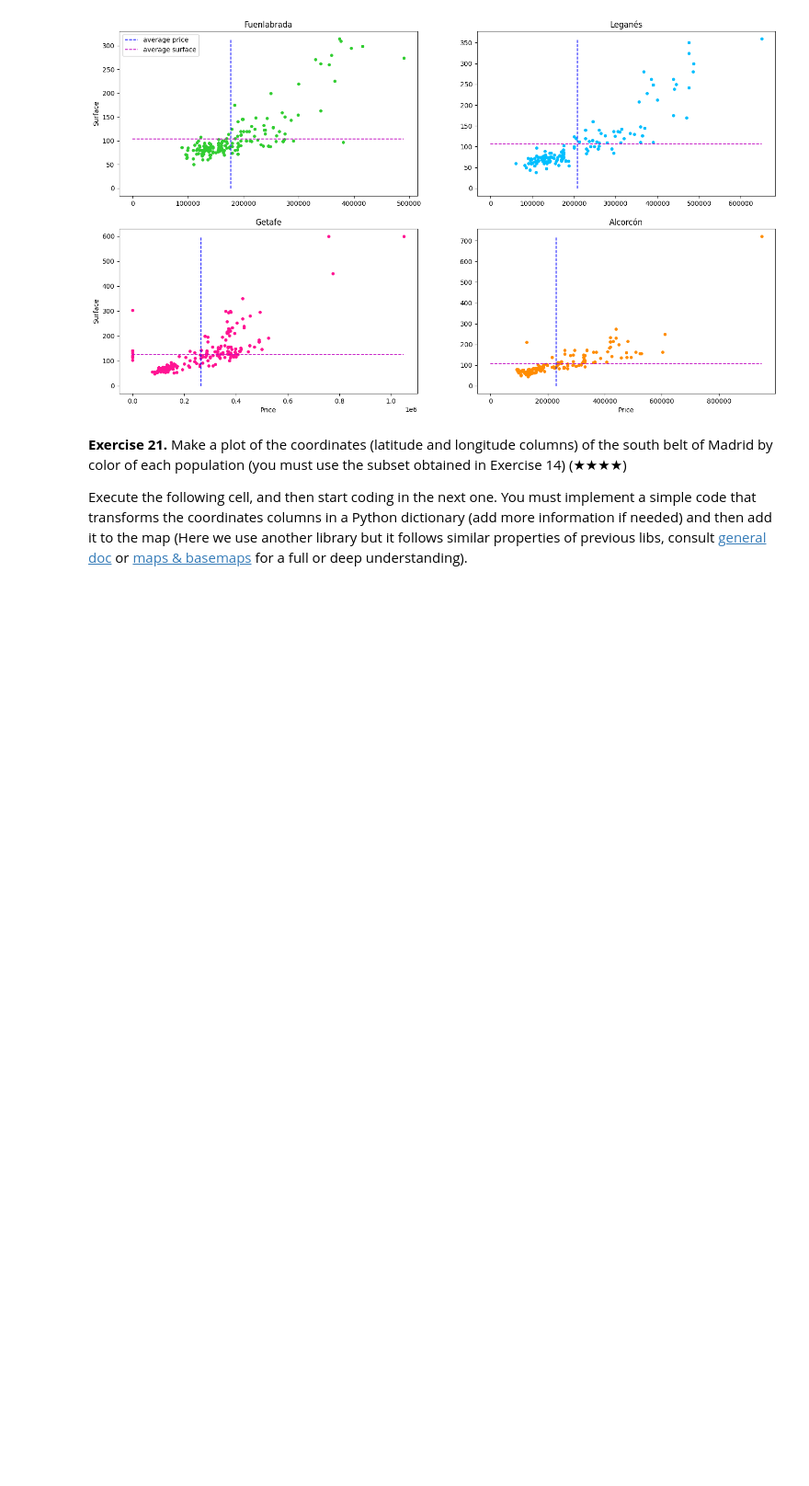
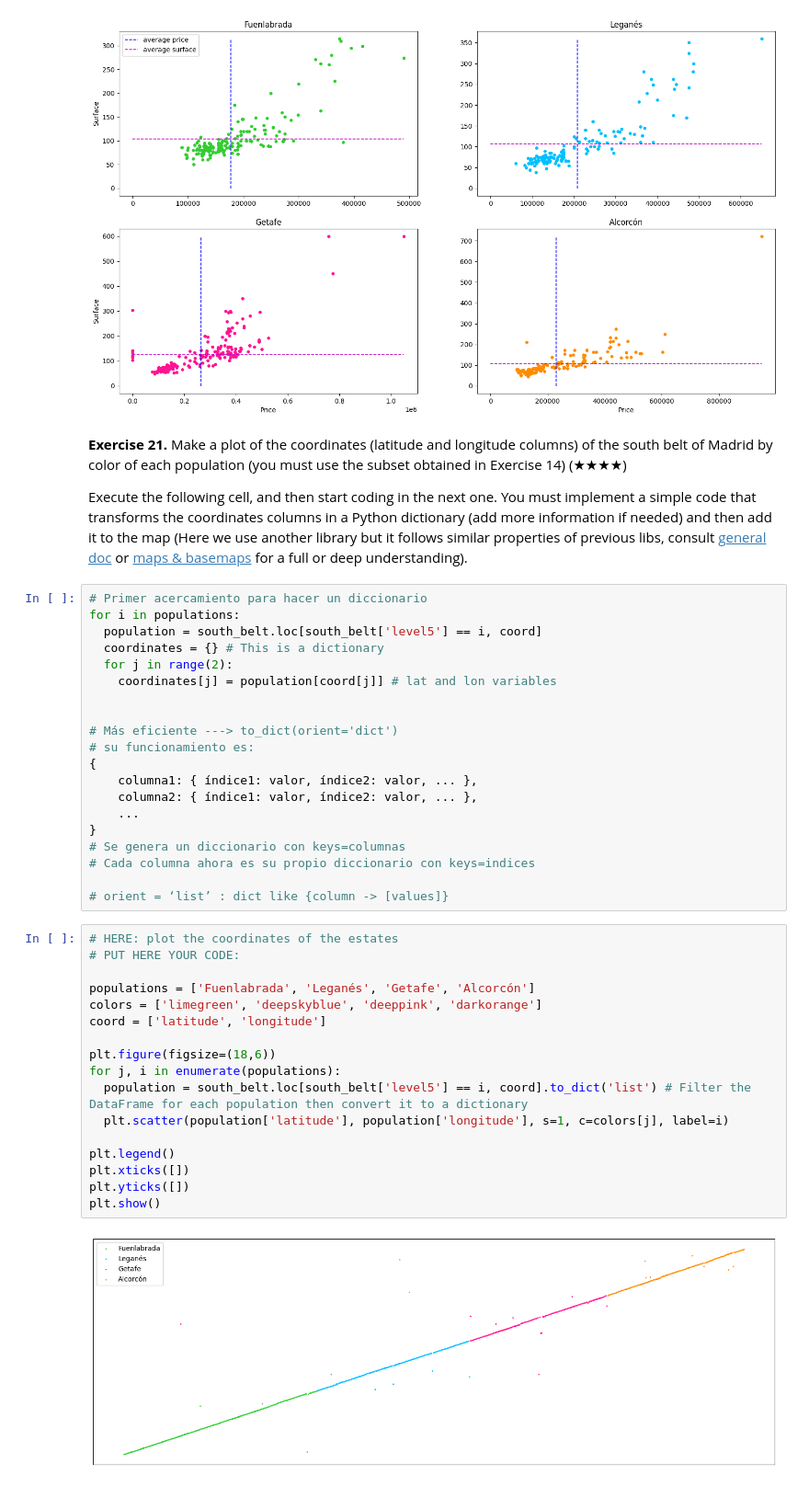
Before and after one commit to Caavlier/Proyect-RealState, a Jupyter notebook: Real_Estate_Clean_Up_Project_0.ipynb, the cells around one changed output. Shown at 92% size. Drawn from its saved outputs; the diff is of its cells as text; blank space fills up the shorter version.

```diff
--- a/Real_Estate_Clean_Up_Project_0.ipynb
+++ b/Real_Estate_Clean_Up_Project_0.ipynb
@@ -965,6 +965,45 @@ plt.show( )
 **Exercise 21.** Make a plot of the coordinates (latitude and longitude columns) of the south belt of Madrid by color of each population (you must use the subset obtained in Exercise 14) (★★★★)
 
 Execute the following cell, and then start coding in the next one. You must implement a simple code that transforms the coordinates columns in a Python dictionary (add more information if needed) and then add it to the map (Here we use another library but it follows similar properties of previous libs, consult [general doc](https://ipyleaflet.readthedocs.io/en/latest/) or [maps & basemaps](https://ipyleaflet.readthedocs.io/en/latest/map_and_basemaps/index.html) for a full or deep understanding).
+# %%
+# Primer acercamiento para hacer un diccionario
+for i in populations:
+  population = south_belt.loc[south_belt['level5'] == i, coord]
+  coordinates = {} # This is a dictionary
+  for j in range(2):
+    coordinates[j] = population[coord[j]] # lat and lon variables
+
+
+# Más eficiente ---> to_dict(orient='dict')
+# su funcionamiento es:
+{
+    columna1: { índice1: valor, índice2: valor, ... },
+    columna2: { índice1: valor, índice2: valor, ... },
+    ...
+}
+# Se genera un diccionario con keys=columnas
+# Cada columna ahora es su propio diccionario con keys=indices
+
+# orient = ‘list’ : dict like {column -> [values]}
+# %%
+# HERE: plot the coordinates of the estates
+# PUT HERE YOUR CODE:
+
+populations = ['Fuenlabrada', 'Leganés', 'Getafe', 'Alcorcón']
+colors = ['limegreen', 'deepskyblue', 'deeppink', 'darkorange']
+coord = ['latitude', 'longitude']
+
+plt.figure(figsize=(18,6))
+for j, i in enumerate(populations):
+  population = south_belt.loc[south_belt['level5'] == i, coord].to_dict('list') # Filter the DataFrame for each population then convert it to a dictionary
+  plt.scatter(population['latitude'], population['longitude'], s=1, c=colors[j], label=i)
+
+plt.legend()
+plt.xticks([])
+plt.yticks([])
+plt.show()
+# %% [output]
+[figure, added]
 # %%
 # Import the necessary classes from the ipyleaflet library
 from ipyleaflet import Map, basemaps
```
Also changed, not shown: parts of 2 cells of this notebook.
